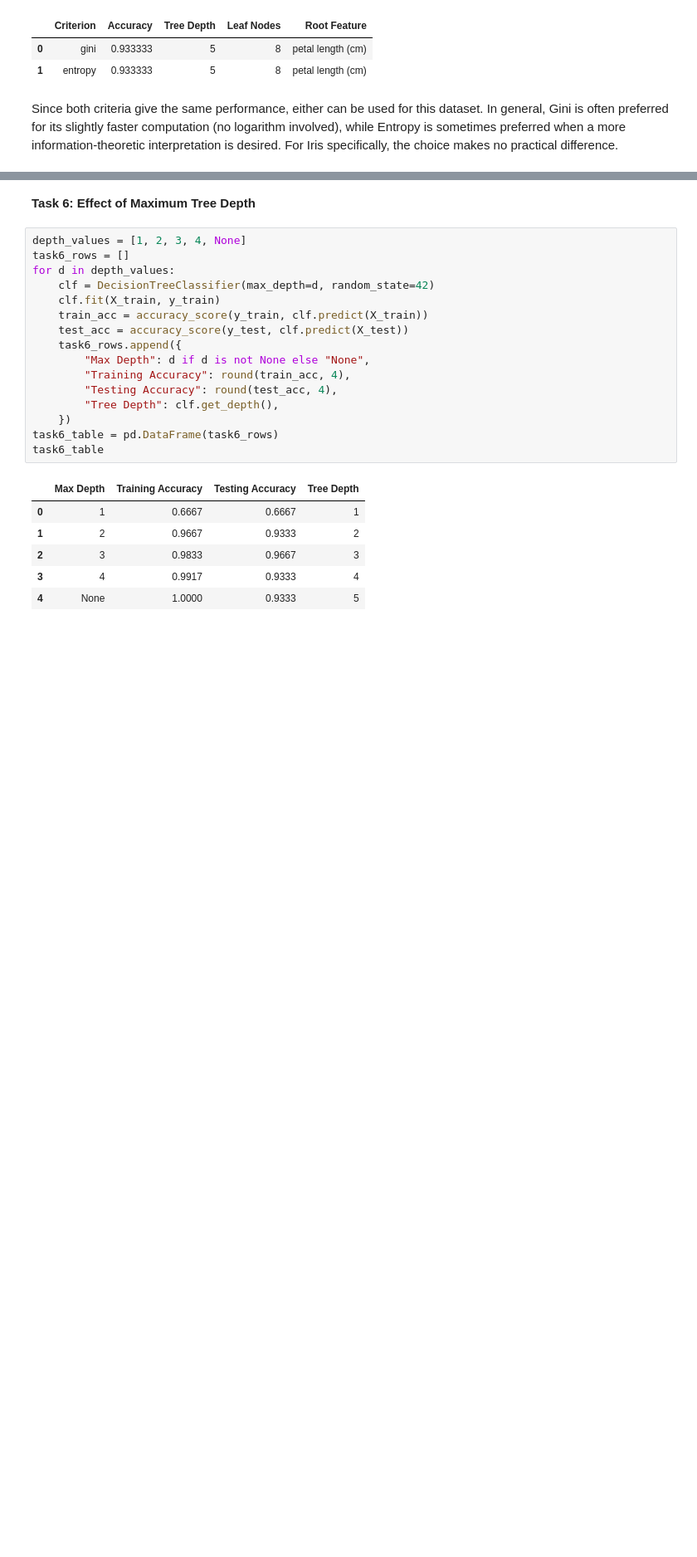
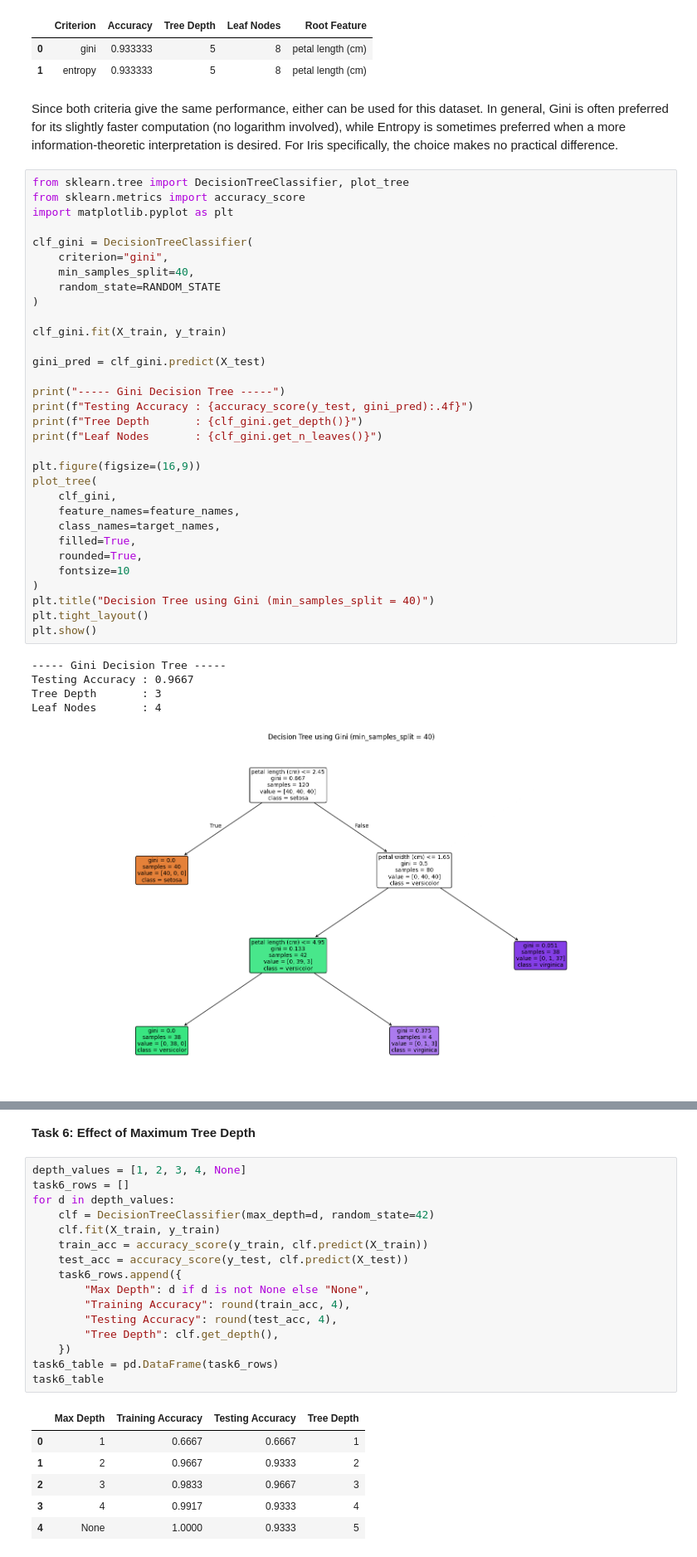
Before and after one commit to Dazai-arch/ML-Lab-2547210, a Jupyter notebook: lab7.ipynb, the cells around one changed output, grey strips where cells are left out. Shown at 83% size. Cells and saved outputs as stored; diff of their text form; blank space fills up the shorter version.

Commit message:
changed file name

```diff
--- a/lab_activity.ipynb
+++ b/lab7.ipynb
@@ -223,3 +223,41 @@ task5_table
 | 1 | entropy | 0.933333 | 5 | 8 | petal length (cm) |
 # %% [markdown]
 Since both criteria give the same performance, either can be used for this dataset. In general, Gini is often preferred for its slightly faster computation (no logarithm involved), while Entropy is sometimes preferred when a more information-theoretic interpretation is desired. For Iris specifically, the choice makes no practical difference.
+# %%
+from sklearn.tree import DecisionTreeClassifier, plot_tree
+from sklearn.metrics import accuracy_score
+import matplotlib.pyplot as plt
+
+clf_gini = DecisionTreeClassifier(
+    criterion="gini",
+    min_samples_split=40,
+    random_state=RANDOM_STATE
+)
+
+clf_gini.fit(X_train, y_train)
+
+gini_pred = clf_gini.predict(X_test)
+
+print("----- Gini Decision Tree -----")
+print(f"Testing Accuracy : {accuracy_score(y_test, gini_pred):.4f}")
+print(f"Tree Depth       : {clf_gini.get_depth()}")
+print(f"Leaf Nodes       : {clf_gini.get_n_leaves()}")
+
+plt.figure(figsize=(16,9))
+plot_tree(
+    clf_gini,
+    feature_names=feature_names,
+    class_names=target_names,
+    filled=True,
+    rounded=True,
+    fontsize=10
+)
+plt.title("Decision Tree using Gini (min_samples_split = 40)")
+plt.tight_layout()
+plt.show()
+# %% [output]
+----- Gini Decision Tree -----
+Testing Accuracy : 0.9667
+Tree Depth       : 3
+Leaf Nodes       : 4
+[figure, added]
```
Also changed, not shown: parts of 1 cell of this notebook.
